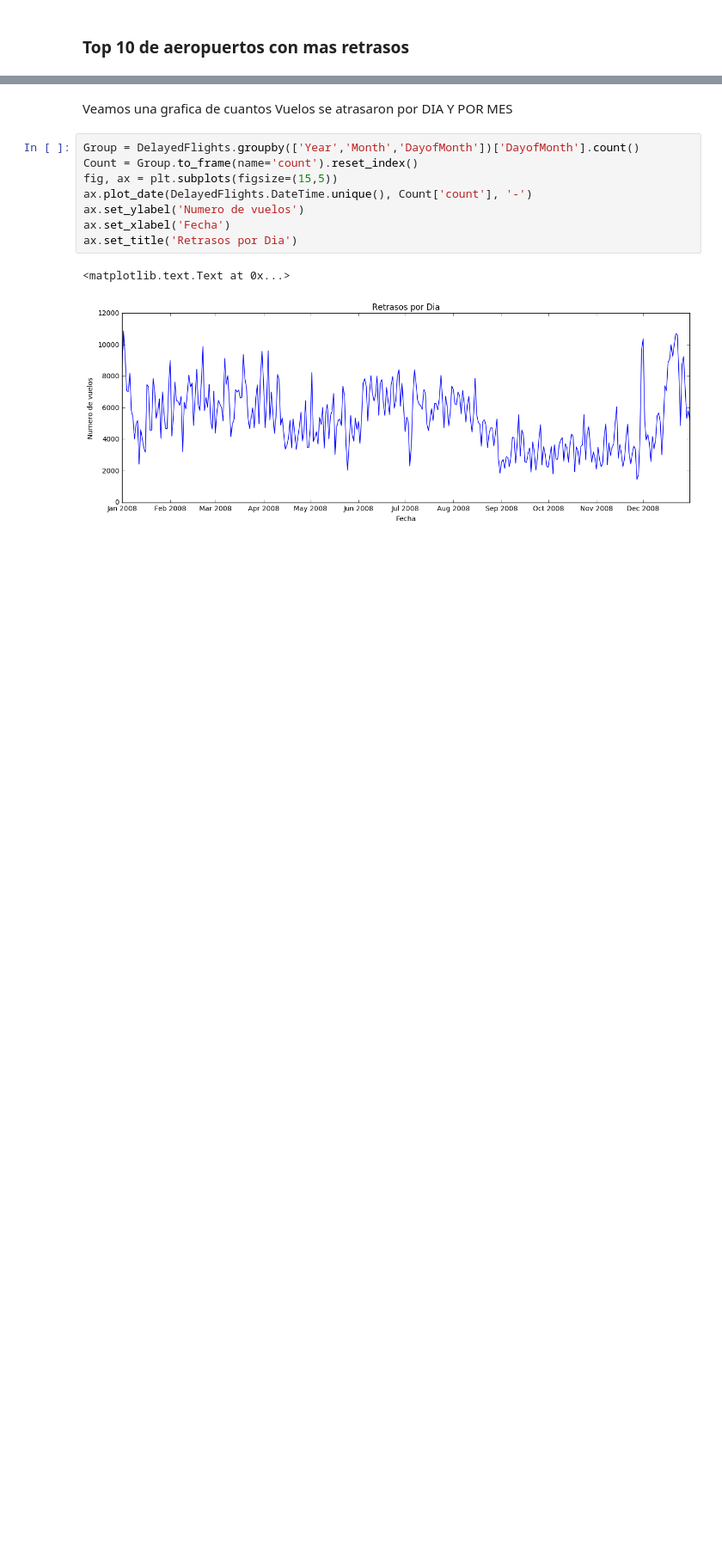
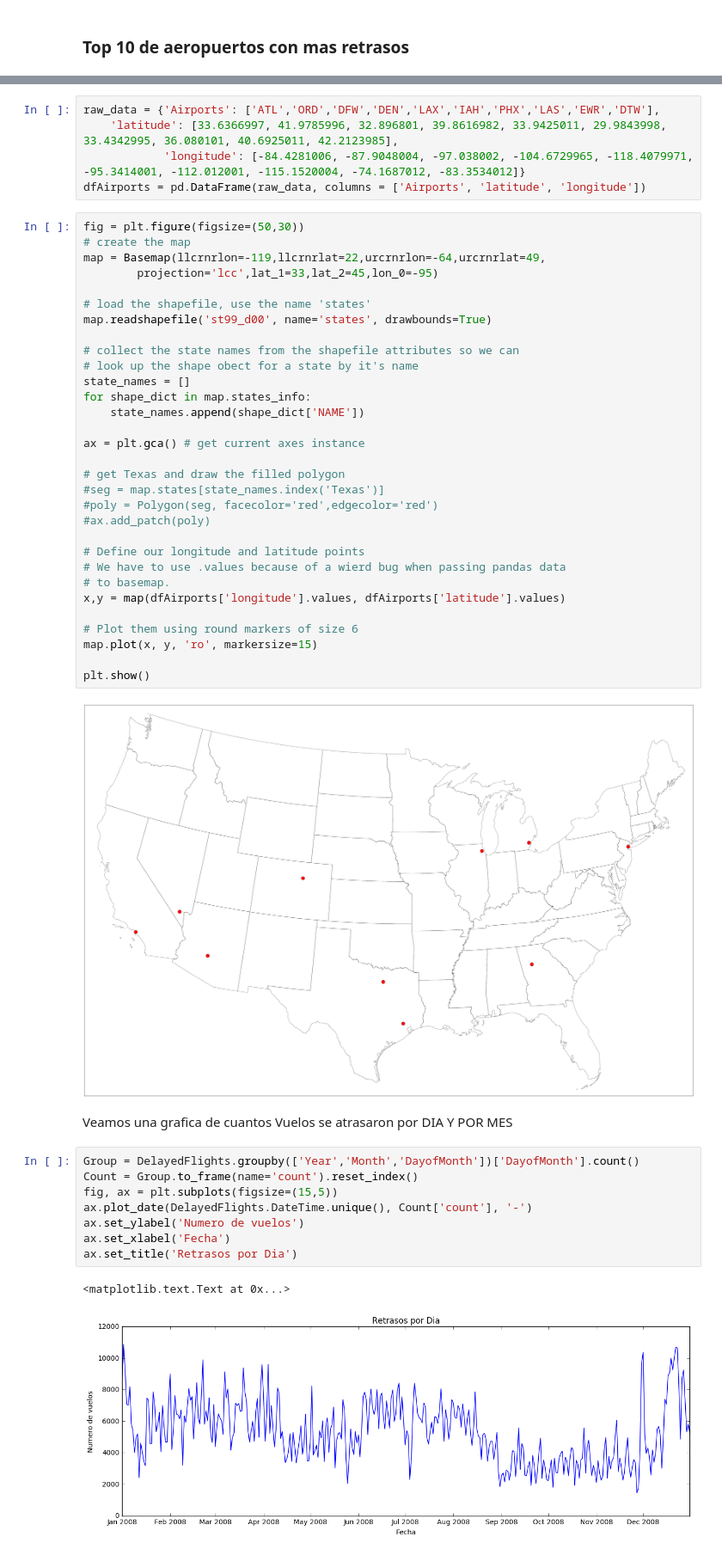
Before and after one commit to giovamata/campusciff-2016, a Jupyter notebook: Finales/Python/Evaluacion Continua 3/Parte 1.ipynb, the cells around one changed output, grey strips where cells are left out. Shown at 86% size. Saved outputs shown, nothing was run; the diff lists cells and outputs as text; blank space fills up the shorter version.

```diff
--- a/Finales/Python/Evaluacion Continua 3/Parte 1.ipynb
+++ b/Finales/Python/Evaluacion Continua 3/Parte 1.ipynb
@@ -196,3 +204,41 @@ Top10Airports[:10].plot(kind='bar')
+# %%
+raw_data = {'Airports': ['ATL','ORD','DFW','DEN','LAX','IAH','PHX','LAS','EWR','DTW'],
+    'latitude': [33.6366997, 41.9785996, 32.896801, 39.8616982, 33.9425011, 29.9843998, 33.4342995, 36.080101, 40.6925011, 42.2123985],
+            'longitude': [-84.4281006, -87.9048004, -97.038002, -104.6729965, -118.4079971, -95.3414001, -112.012001, -115.1520004, -74.1687012, -83.3534012]}
+dfAirports = pd.DataFrame(raw_data, columns = ['Airports', 'latitude', 'longitude'])
+# %%
+fig = plt.figure(figsize=(50,30))
+# create the map
+map = Basemap(llcrnrlon=-119,llcrnrlat=22,urcrnrlon=-64,urcrnrlat=49,
+        projection='lcc',lat_1=33,lat_2=45,lon_0=-95)
+
+# load the shapefile, use the name 'states'
+map.readshapefile('st99_d00', name='states', drawbounds=True)
+
+# collect the state names from the shapefile attributes so we can
+# look up the shape obect for a state by it's name
+state_names = []
+for shape_dict in map.states_info:
+    state_names.append(shape_dict['NAME'])
+
+ax = plt.gca() # get current axes instance
+
+# get Texas and draw the filled polygon
+#seg = map.states[state_names.index('Texas')]
+#poly = Polygon(seg, facecolor='red',edgecolor='red')
+#ax.add_patch(poly)
+
+# Define our longitude and latitude points
+# We have to use .values because of a wierd bug when passing pandas data
+# to basemap.
+x,y = map(dfAirports['longitude'].values, dfAirports['latitude'].values)
+
+# Plot them using round markers of size 6
+map.plot(x, y, 'ro', markersize=15)
+
+plt.show()
+# %% [output]
+[figure, added]
 # %% [markdown]
 Veamos una grafica de cuantos Vuelos se atrasaron por DIA Y POR MES
 # %%
```
Also changed, not shown: parts of 14 cells of this notebook, 3 other files.
